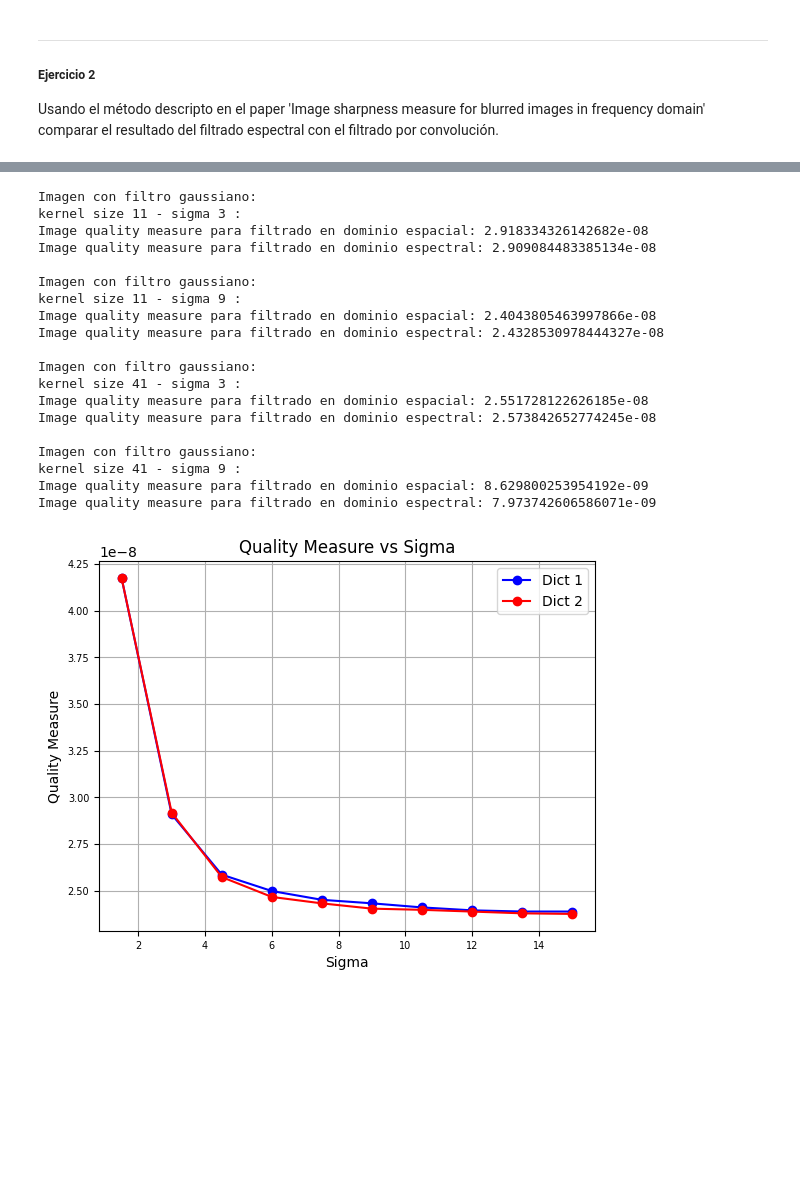
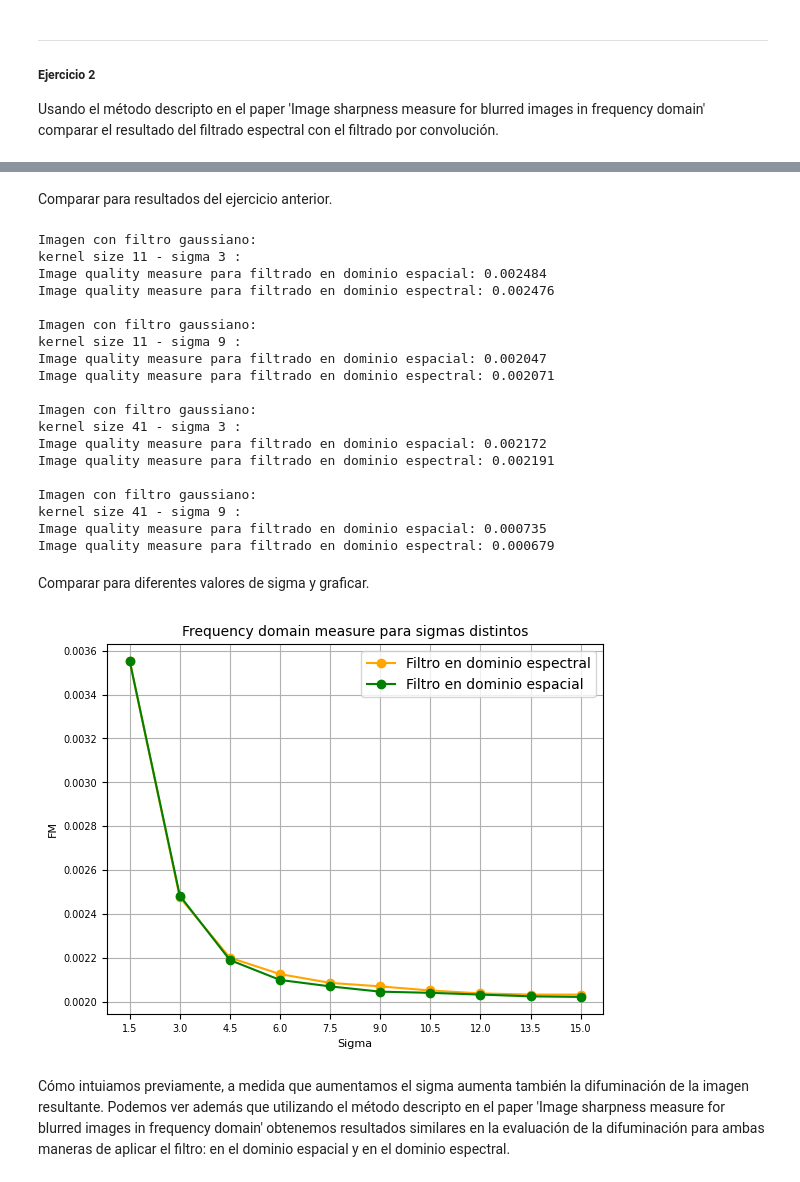
Before and after one commit to jcruz-ferreyra/CEIA_vpc_I, a Jupyter notebook: TPs/TP2/source/tp2.ipynb, the cells around one changed output, grey strips where cells are left out. Cells and saved outputs as stored; diff of their text form; code cells hidden in the pictures; blank space fills up the shorter version.

```diff
--- a/TPs/TP2/source/tp2.ipynb
+++ b/TPs/TP2/source/tp2.ipynb
@@ -199,7 +197,9 @@ for ksize in list_ksizes:
         img_gauss = img_tf * kernel_tf
         img_gauss = np.fft.ifftshift(np.real(np.fft.ifft2(img_gauss)))
 
-        img_gauss_title = f"Imagen con filtro gaussiano:\nkernel size {ksize} - sigma {sigma}"
+        img_gauss_title = (
+            f"Imagen con filtro gaussiano:\nkernel size {ksize} - sigma {sigma}"
+        )
 
         list_imgs_gauss_tf.append(img_gauss)
         list_imgs_gauss_title.append(img_gauss_title)
@@ -223,7 +223,9 @@ list_sigmas = [3, 9]
 list_imgs_gauss = []
 for ksize in list_ksizes:
     for sigma in list_sigmas:
-        img_gauss = cv2.GaussianBlur(img, ksize=(ksize, ksize), sigmaX=sigma,  sigmaY=sigma)
+        img_gauss = cv2.GaussianBlur(
+            img, ksize=(ksize, ksize), sigmaX=sigma, sigmaY=sigma
+        )
         list_imgs_gauss.append(img_gauss)
 # %%
 utils.plot_imgs(
@@ -258,8 +260,8 @@ Usando el método descripto en el paper 'Image sharpness measure for blurred ima
     6. Calculate Image Quality measure (FM) from equation:
         FM = T_H / (M*N)
 # %%
-def calculate_FM(I):
-    M, N = I.shape
+def compute_frequency_domain(I):
+    m, n = I.shape
 
     # Step 1
     F = np.fft.fft2(I)
@@ -270,41 +272,49 @@ def calculate_FM(I):
     # Step 4
     M = np.max(AF)
     # Step 5
-    thres = M/1000
+    thres = M / 1000
     T_H = np.sum(F > thres)
     # Step 6
-    FM = T_H/(M*N)
+    FM = T_H / (m * n)
 
     return FM
+# %% [markdown]
+Comparar para resultados del ejercicio anterior.
 # %%
 for i in range(4):
     print(list_imgs_gauss_title[i], ":")
 
-    FM_conv = calculate_FM(list_imgs_gauss[i])
-    FM_tf = calculate_FM(list_imgs_gauss_tf[i])
-    print(f"Image quality measure para filtrado en dominio espacial: {FM_conv}")
-    print(f"Image quality measure para filtrado en dominio espectral: {FM_tf}")
+    FM_conv = compute_frequency_domain(list_imgs_gauss[i])
+    FM_tf = compute_frequency_domain(list_imgs_gauss_tf[i])
+    print(
+        f"Image quality measure para filtrado en dominio espacial: {round(FM_conv, 6)}"
+    )
+    print(
+        f"Image quality measure para filtrado en dominio espectral: {round(FM_tf, 6)}"
+    )
     print()
 # %% [output]
 Imagen con filtro gaussiano:
 kernel size 11 - sigma 3 :
-Image quality measure para filtrado en dominio espacial: 2.918334326142682e-08
-Image quality measure para filtrado en dominio espectral: 2.909084483385134e-08
+Image quality measure para filtrado en dominio espacial: 0.002484
+Image quality measure para filtrado en dominio espectral: 0.002476
 
 Imagen con filtro gaussiano:
 kernel size 11 - sigma 9 :
-Image quality measure para filtrado en dominio espacial: 2.4043805463997866e-08
-Image quality measure para filtrado en dominio espectral: 2.4328530978444327e-08
+Image quality measure para filtrado en dominio espacial: 0.002047
+Image quality measure para filtrado en dominio espectral: 0.002071
 
 Imagen con filtro gaussiano:
 kernel size 41 - sigma 3 :
-Image quality measure para filtrado en dominio espacial: 2.551728122626185e-08
-Image quality measure para filtrado en dominio espectral: 2.573842652774245e-08
+Image quality measure para filtrado en dominio espacial: 0.002172
+Image quality measure para filtrado en dominio espectral: 0.002191
 
 Imagen con filtro gaussiano:
 kernel size 41 - sigma 9 :
-Image quality measure para filtrado en dominio espacial: 8.629800253954192e-09
-Image quality measure para filtrado en dominio espectral: 7.973742606586071e-09
+Image quality measure para filtrado en dominio espacial: 0.000735
+Image quality measure para filtrado en dominio espectral: 0.000679
+# %% [markdown]
+Comparar para diferentes valores de sigma y graficar.
 # %%
 ksize = 11
 list_sigmas = np.arange(1.5, 16.5, 1.5)
@@ -318,38 +328,38 @@ for sigma in list_sigmas:
     img_gauss = img_tf * kernel_tf
     img_gauss = np.fft.ifftshift(np.real(np.fft.ifft2(img_gauss)))
 
-    dict_fm_tf[sigma] = calculate_FM(img_gauss)
+    dict_fm_tf[sigma] = compute_frequency_domain(img_gauss)
 
 dict_fm_conv = {}
 for sigma in list_sigmas:
-    img_gauss = cv2.GaussianBlur(img, ksize=(ksize, ksize), sigmaX=sigma,  sigmaY=sigma)
+    img_gauss = cv2.GaussianBlur(img, ksize=(ksize, ksize), sigmaX=sigma, sigmaY=sigma)
 
-    dict_fm_conv[sigma] = calculate_FM(img_gauss)
+    dict_fm_conv[sigma] = compute_frequency_domain(img_gauss)
 # %%
-# Extract keys (sigmas) and values (quality measures) from dict1
 sigmas_tf = list(dict_fm_tf.keys())
 fm_tf = list(dict_fm_tf.values())
 
-# Extract keys (sigmas) and values (quality measures) from dict2
 sigmas_conv = list(dict_fm_conv.keys())
 fm_conv = list(dict_fm_conv.values())
 
-# Plot the data
-plt.plot(sigmas_tf, fm_tf, marker='o', color='blue', label='Dict 1')
-plt.plot(sigmas_conv, fm_conv, marker='o', color='red', label='Dict 2')
+plt.plot(
+    sigmas_tf, fm_tf, marker="o", color="orange", label="Filtro en dominio espectral"
+)
+plt.plot(
+    sigmas_conv, fm_conv, marker="o", color="green", label="Filtro en dominio espacial"
+)
 
-
-plt.xticks(fontsize=7)
+plt.xticks(fontsize=7, ticks=list_sigmas)
 plt.yticks(fontsize=7)
 
-# Add labels and title
-plt.xlabel('Sigma')
-plt.ylabel('Quality Measure')
-plt.title('Quality measure ')
+plt.xlabel("Sigma", fontsize=8)
+plt.ylabel("FM", fontsize=8)
+plt.title("Frequency domain measure para sigmas distintos", fontsize=10)
 plt.legend()
 
-# Show the plot
 plt.grid(True)
 plt.show()
 # %% [output]
-[figure, old version]
+[figure, new version]
+# %% [markdown]
+Cómo intuiamos previamente, a medida que aumentamos el sigma aumenta también la difuminación de la imagen resultante. Podemos ver además que utilizando el método descripto en el paper 'Image sharpness measure for blurred images in frequency domain' obtenemos resultados similares en la evaluación de la difuminación para ambas maneras de aplicar el filtro: en el dominio espacial y en el dominio espectral.
```
Also changed, not shown: parts of 16 cells of this notebook.
